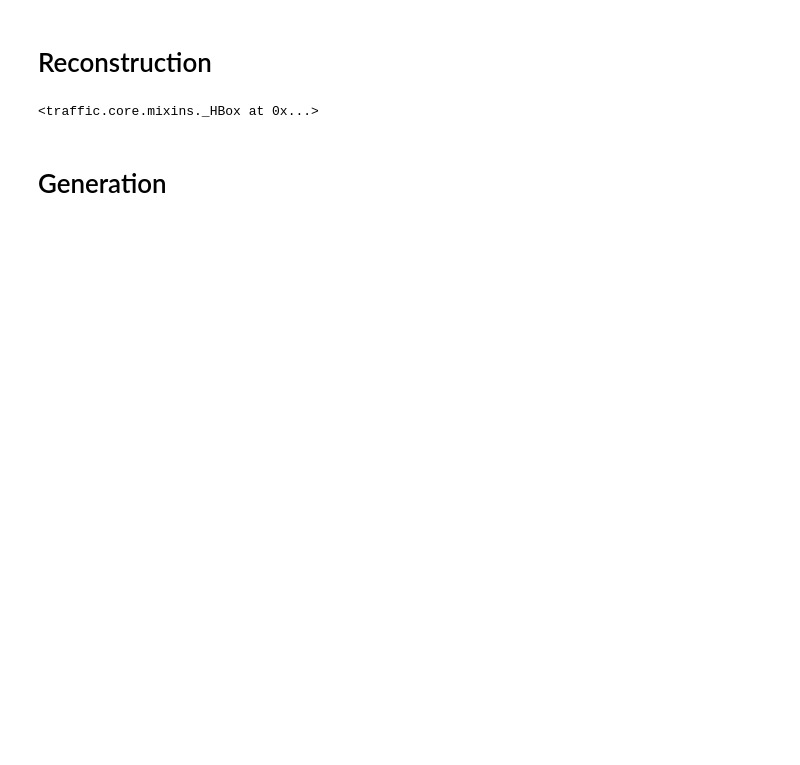
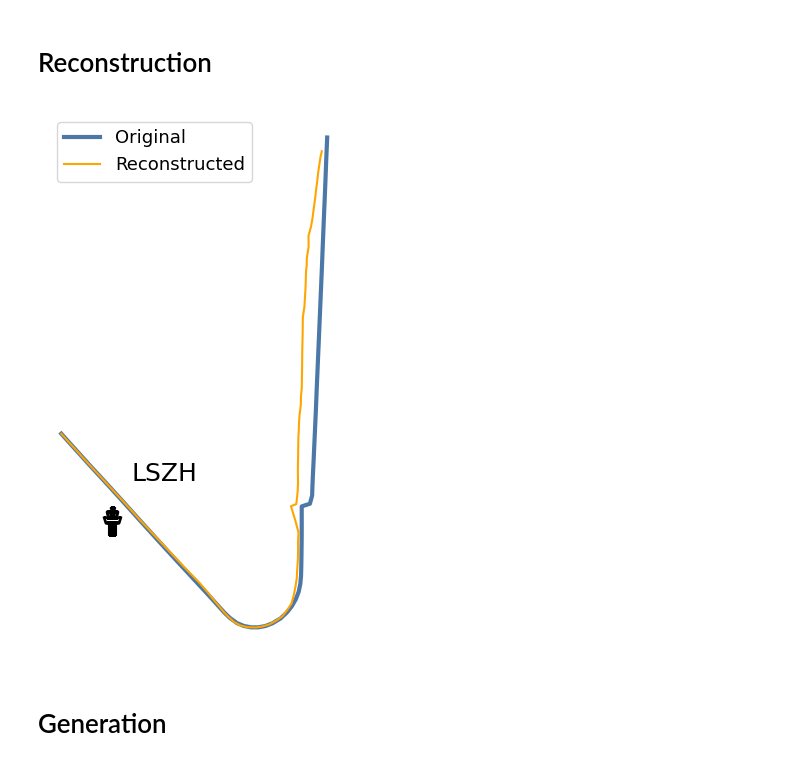
Before and after one commit to kruuZHAW/MAC_estimation_disentangled_VAE, a Jupyter notebook: notebooks/analysis_ga14.ipynb, the cells around one changed output. Cells and saved outputs as stored; diff of their text form; code cells hidden in the pictures; blank space fills up the shorter version.

```diff
--- a/notebooks/analysis_ga14.ipynb
+++ b/notebooks/analysis_ga14.ipynb
@@ -11,7 +11,7 @@ import numpy as np
 from os import walk
 # %%
 dataset = TrafficDataset.from_file(
-    "../deep_traffic_generation/data/training_datasets/ga_LSZH_14_50.pkl",
+    "../deep_traffic_generation/data/training_datasets/ga_LSZH_14_100.pkl",
     features=["track", "groundspeed", "altitude", "timedelta"],
     scaler=MinMaxScaler(feature_range=(-1,1)),
     shape="image",
@@ -93,38 +95,38 @@ with plt.style.context("traffic"):
 # %%
 # VAE builds track unwrapped: need to build track column from it.
 # Then reconstruct the trajectory from the constructed track column
 
 from traffic.core.projection import EuroPP
 from traffic.data import airports
 from traffic.drawing import countries
 import matplotlib.pyplot as plt
 
 j = np.random.randint(len(dataset))
 
 original = dataset.data[j].unsqueeze(0)
 original = original.transpose(1,2).reshape((original.shape[0], -1))
 original = dataset.scaler.inverse_transform(original)
 original_traf = g.build_traffic(original, coordinates = dict(latitude = 47.50008, longitude = 8.51149), forward=True)
 
 h = t.VAE.encoder(dataset.data[j].unsqueeze(0))
 z = t.VAE.lsr(h).rsample()
 reconstructed = t.decode(z)
 reconstructed_traf = g.build_traffic(reconstructed, coordinates = dict(latitude = 47.50008, longitude = 8.51149), forward=True)
 
 
-# with plt.style.context("traffic"):
-#     fig, ax = plt.subplots(1, subplot_kw=dict(projection=EuroPP()))
-#     original_traf.plot(ax, c="#4c78a8", lw = 3, label = "Original")
-#     reconstructed_traf.plot(ax, c="orange", label = "Reconstructed")
-#     plt.legend()
+with plt.style.context("traffic"):
+    fig, ax = plt.subplots(1, subplot_kw=dict(projection=EuroPP()))
+    original_traf.plot(ax, c="#4c78a8", lw = 3, label = "Original")
+    reconstructed_traf.plot(ax, c="orange", label = "Reconstructed")
+    plt.legend()
 
-#     airports["LSZH"].point.plot(ax, shift=dict(units="dots", x=20, y=40), text_kw= {"fontsize" : 18})
+    airports["LSZH"].point.plot(ax, shift=dict(units="dots", x=20, y=40), text_kw= {"fontsize" : 18})
 
-#     plt.show()
+    plt.show()
 
-original_traf[0] | reconstructed_traf[0]
+# original_traf[0] | reconstructed_traf[0]
 # %% [output]
-<traffic.core.mixins._HBox at 0x...>
+[figure, added]
 # %% [markdown]
 # Generation
 # %%
```
Also changed, not shown: parts of 7 cells of this notebook, 9 other files.
